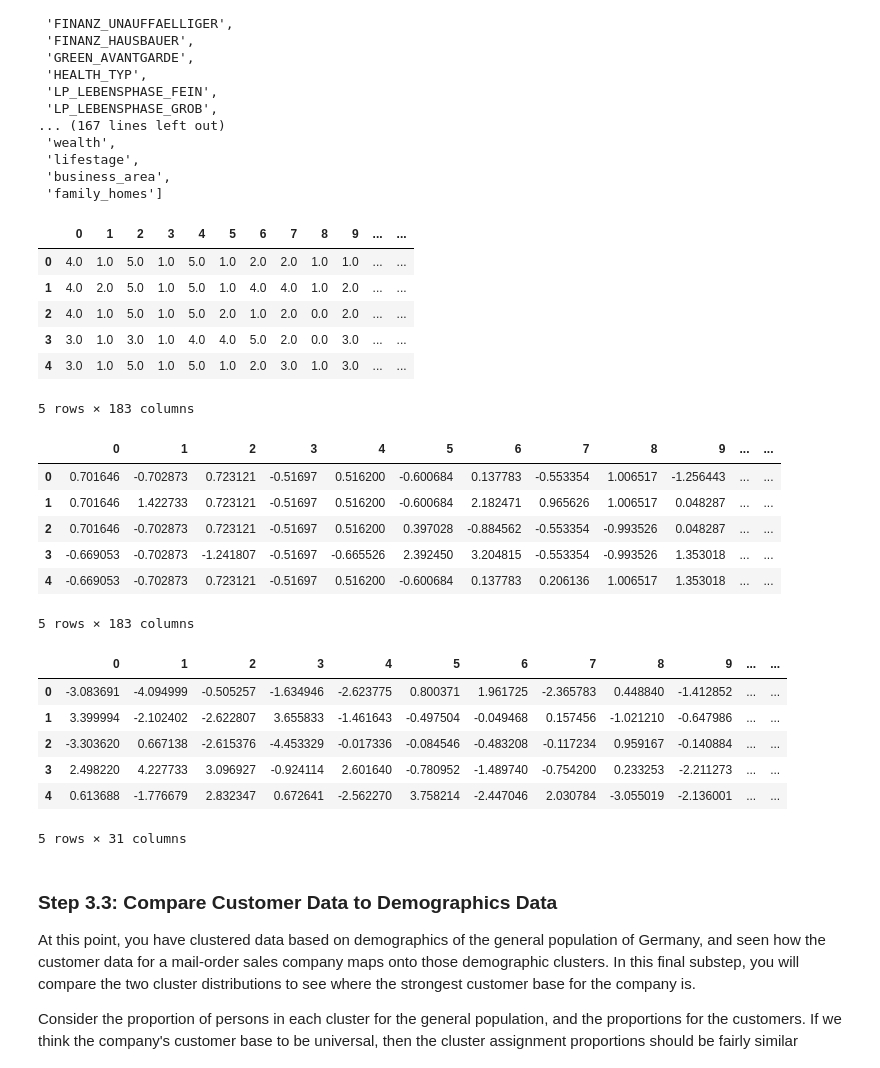
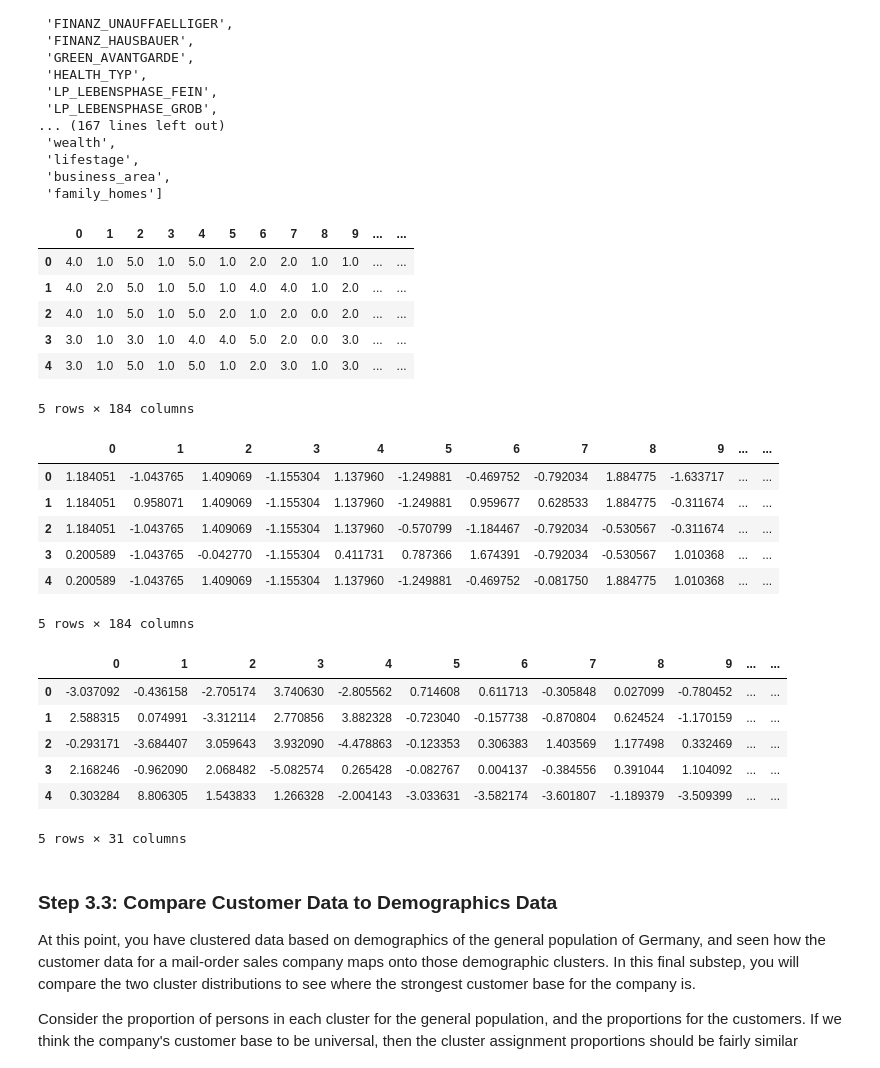
Before and after one commit to yvsajay/Identifying-Customer-Segments-Arvato-UNSUPERVISED-LEARNING-, a Jupyter notebook: Identify_Customer_Segments.ipynb, the cells around one changed output. Drawn from its saved outputs; the diff is of its cells as text; code cells hidden in the pictures.

```diff
--- a/Identify_Customer_Segments.ipynb
+++ b/Identify_Customer_Segments.ipynb
@@ -1104,3 +1164,22 @@ customers_cleaned.head()
 | 4 | 3.0 | 1 | 3 | 1 | 4 | 4 | ... |
 | 5 | 3.0 | 1 | 5 | 1 | 5 | 1 | ... |
 5 rows × 183 columns
+# %%
+#check for column count match in both customer and population after cleaning
+def add_missing_dummy_columns(d, columns):
+    missing_cols = set(columns) - set(d.columns)
+    print(missing_cols)
+    for c in missing_cols:
+        d[c] = 0
+
+def fix_columns(d, columns):
+    add_missing_dummy_columns(d, columns)
+    # make sure we have all the columns we need
+    assert(set(columns) - set(d.columns) == set())
+    extra_cols = set(d.columns) - set(columns)
+    if extra_cols:
+        print("extra columns:", extra_cols)
+    d = d[columns]
+    return d
+customers_cleaned = fix_columns(customers_cleaned, azdias_blw.columns.tolist())
+customers_cleaned.head()
@@ -1127,7 +1215,7 @@ customer_headers
  'family_homes']
 # %%
 #replacing missed values
-customers_cleaned = imp.fit_transform(customers_cleaned)
+customers_cleaned = imp.transform(customers_cleaned)
 customers_cleaned = pd.DataFrame(customers_cleaned)
 customers_cleaned.head()
 # %% [output]
@@ -1137,30 +1225,30 @@ customers_cleaned.head()
 | 2 | 4.0 | 1.0 | 5.0 | 1.0 | 5.0 | 2.0 | 1.0 | 2.0 | 0.0 | 2.0 | ... | ... |
 | 3 | 3.0 | 1.0 | 3.0 | 1.0 | 4.0 | 4.0 | 5.0 | 2.0 | 0.0 | 3.0 | ... | ... |
 | 4 | 3.0 | 1.0 | 5.0 | 1.0 | 5.0 | 1.0 | 2.0 | 3.0 | 1.0 | 3.0 | ... | ... |
-5 rows × 183 columns
+5 rows × 184 columns
 # %%
 #feature scaling
-customers_scaled = scaler.fit_transform(customers_cleaned)
+customers_scaled = scaler.transform(customers_cleaned)
 pd.DataFrame(customers_scaled).head()
 # %% [output]
 |  | 0 | 1 | 2 | 3 | 4 | 5 | 6 | 7 | 8 | 9 | ... | ... |
-| 0 | 0.701646 | -0.702873 | 0.723121 | -0.51697 | 0.516200 | -0.600684 | 0.137783 | -0.553354 | 1.006517 | -1.256443 | ... | ... |
-| 1 | 0.701646 | 1.422733 | 0.723121 | -0.51697 | 0.516200 | -0.600684 | 2.182471 | 0.965626 | 1.006517 | 0.048287 | ... | ... |
-| 2 | 0.701646 | -0.702873 | 0.723121 | -0.51697 | 0.516200 | 0.397028 | -0.884562 | -0.553354 | -0.993526 | 0.048287 | ... | ... |
-| 3 | -0.669053 | -0.702873 | -1.241807 | -0.51697 | -0.665526 | 2.392450 | 3.204815 | -0.553354 | -0.993526 | 1.353018 | ... | ... |
-| 4 | -0.669053 | -0.702873 | 0.723121 | -0.51697 | 0.516200 | -0.600684 | 0.137783 | 0.206136 | 1.006517 | 1.353018 | ... | ... |
+| 0 | 1.184051 | -1.043765 | 1.409069 | -1.155304 | 1.137960 | -1.249881 | -0.469752 | -0.792034 | 1.884775 | -1.633717 | ... | ... |
+| 1 | 1.184051 | 0.958071 | 1.409069 | -1.155304 | 1.137960 | -1.249881 | 0.959677 | 0.628533 | 1.884775 | -0.311674 | ... | ... |
+| 2 | 1.184051 | -1.043765 | 1.409069 | -1.155304 | 1.137960 | -0.570799 | -1.184467 | -0.792034 | -0.530567 | -0.311674 | ... | ... |
+| 3 | 0.200589 | -1.043765 | -0.042770 | -1.155304 | 0.411731 | 0.787366 | 1.674391 | -0.792034 | -0.530567 | 1.010368 | ... | ... |
+| 4 | 0.200589 | -1.043765 | 1.409069 | -1.155304 | 1.137960 | -1.249881 | -0.469752 | -0.081750 | 1.884775 | 1.010368 | ... | ... |
-5 rows × 183 columns
+5 rows × 184 columns
 # %%
 #pca
-customers_reduced = pca.fit_transform(customers_scaled)
+customers_reduced = pca.transform(customers_scaled)
 pd.DataFrame(customers_reduced).head()
 # %% [output]
 |  | 0 | 1 | 2 | 3 | 4 | 5 | 6 | 7 | 8 | 9 | ... | ... |
-| 0 | -3.083691 | -4.094999 | -0.505257 | -1.634946 | -2.623775 | 0.800371 | 1.961725 | -2.365783 | 0.448840 | -1.412852 | ... | ... |
-| 1 | 3.399994 | -2.102402 | -2.622807 | 3.655833 | -1.461643 | -0.497504 | -0.049468 | 0.157456 | -1.021210 | -0.647986 | ... | ... |
-| 2 | -3.303620 | 0.667138 | -2.615376 | -4.453329 | -0.017336 | -0.084546 | -0.483208 | -0.117234 | 0.959167 | -0.140884 | ... | ... |
-| 3 | 2.498220 | 4.227733 | 3.096927 | -0.924114 | 2.601640 | -0.780952 | -1.489740 | -0.754200 | 0.233253 | -2.211273 | ... | ... |
-| 4 | 0.613688 | -1.776679 | 2.832347 | 0.672641 | -2.562270 | 3.758214 | -2.447046 | 2.030784 | -3.055019 | -2.136001 | ... | ... |
+| 0 | -3.037092 | -0.436158 | -2.705174 | 3.740630 | -2.805562 | 0.714608 | 0.611713 | -0.305848 | 0.027099 | -0.780452 | ... | ... |
+| 1 | 2.588315 | 0.074991 | -3.312114 | 2.770856 | 3.882328 | -0.723040 | -0.157738 | -0.870804 | 0.624524 | -1.170159 | ... | ... |
+| 2 | -0.293171 | -3.684407 | 3.059643 | 3.932090 | -4.478863 | -0.123353 | 0.306383 | 1.403569 | 1.177498 | 0.332469 | ... | ... |
+| 3 | 2.168246 | -0.962090 | 2.068482 | -5.082574 | 0.265428 | -0.082767 | 0.004137 | -0.384556 | 0.391044 | 1.104092 | ... | ... |
+| 4 | 0.303284 | 8.806305 | 1.543833 | 1.266328 | -2.004143 | -3.033631 | -3.582174 | -3.601807 | -1.189379 | -3.509399 | ... | ... |
 5 rows × 31 columns
 # %%
 #clustering using KMeans
```
Also changed, not shown: parts of 34 cells of this notebook, 1 other file.
